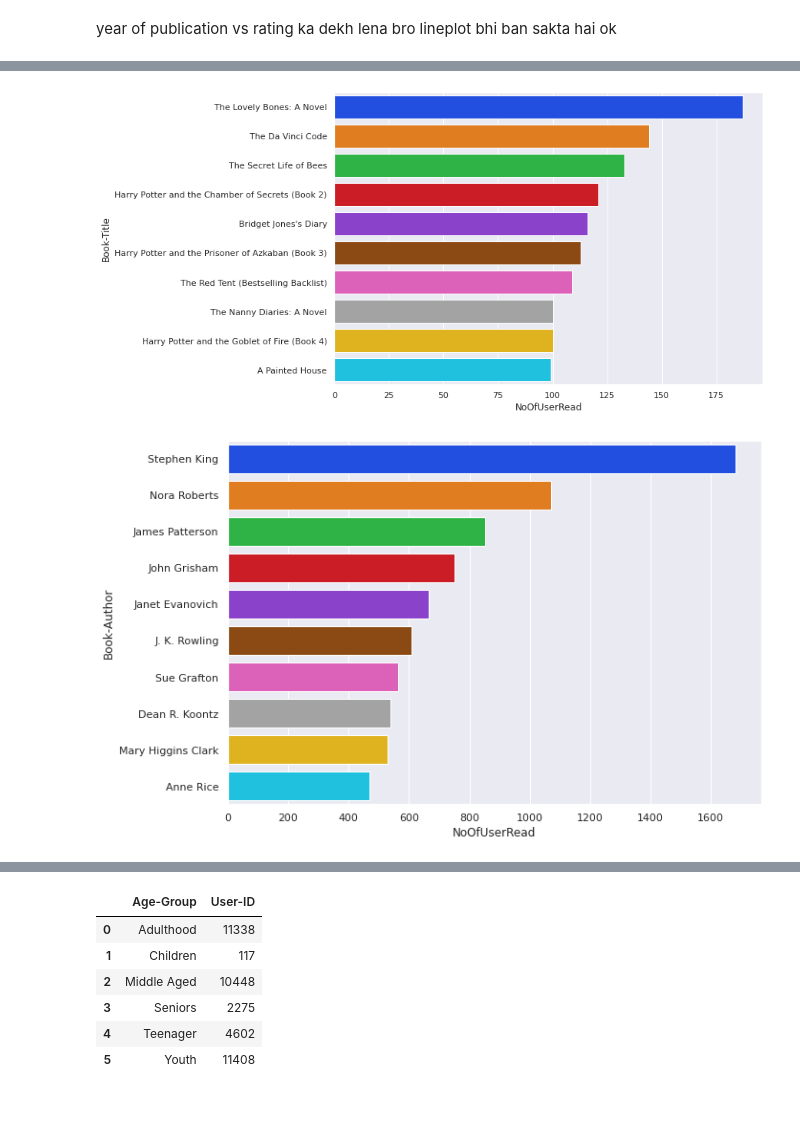
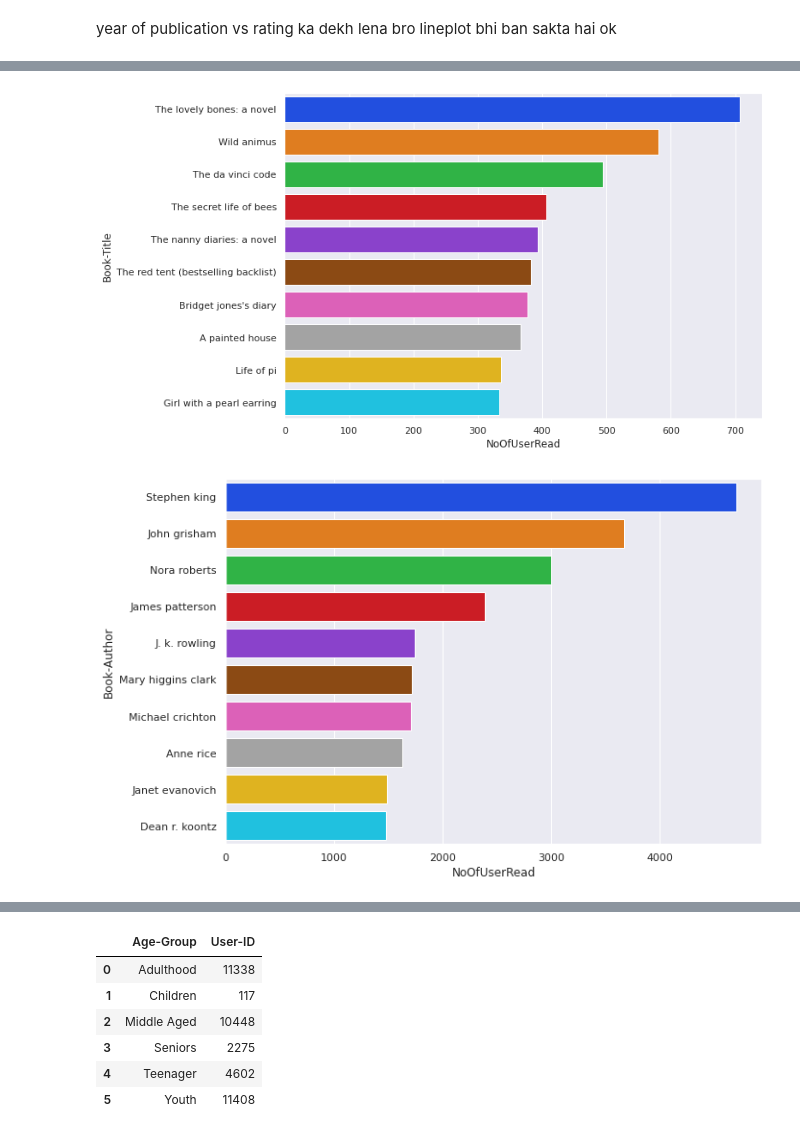
Before and after one commit to Yash1289/Book_Recommendations, a Jupyter notebook: Book_Recommender_System.ipynb, the cells around one changed output, grey strips where cells are left out. Cells and saved outputs as stored; diff of their text form; code cells hidden in the pictures; blank space fills up the shorter version.

```diff
--- a/Book_Recommender_System.ipynb
+++ b/Book_Recommender_System.ipynb
@@ -29,0 +89,4 @@ books_df.head(3)
+# %%
+books_df["Book-Title"] = books_df["Book-Title"].str.lower().str.capitalize()
+books_df["Book-Author"] = books_df["Book-Author"].str.lower().str.capitalize()
+books_df["Publisher"] = books_df["Publisher"].str.lower().str.capitalize()
@@ -49,7 +119,17 @@ def countryExtractor(locationsValues):
+# %%
+def locationExtractor(locationsValues , index):
+  try:
+    h = locationsValues.split(", ")[index]
+    if h == "n/a":
+      return np.nan
+    else:
+      return h
+  except:
+    return np.nan
 # %%
-users_df["City"] = users_df["Location"].apply( lambda x : x.split(", ")[0])
-users_df["State"] = users_df["Location"].apply(stateExtractor)
-users_df["Country"] = users_df["Location"].apply(countryExtractor)
+users_df["City"] = users_df["Location"].apply(locationExtractor , args = (0,))
+users_df["State"] = users_df["Location"].apply(locationExtractor, args = (1,))
+users_df["Country"] = users_df["Location"].apply(locationExtractor , args = (2,))
 # %%
 users_df["Age"] = np.where(users_df["Age"] > 100 , 0 , users_df["Age"])
 users_df["Age"] = np.where(users_df["Age"] < 10 , 0 , users_df["Age"])
@@ -158,8 +188,8 @@ explicit_ratings_df = ratings_df[ratings_df["Book-Rating"] != 0]
 explicit_userids = list(explicit_ratings_df["User-ID"].unique())
 explicit_users_df = users_df[users_df["User-ID"].isin(explicit_userids)]
 # %%
-explicit_ratings_df = explicit_ratings_df.groupby("ISBN").filter(lambda x : len(x) >= 15)
-explicit_ratings_df["ISBN"].value_counts()
+filtered_ratings_df = explicit_ratings_df.groupby("ISBN").filter(lambda x : len(x) >= 15)
+filtered_ratings_df["ISBN"].value_counts()
 # %% [output]
 0316666343    707
 0971880107    581
@@ -251,15 +296,15 @@ year of publication vs rating ka dekh lena bro lineplot bhi ban sakta hai ok
 # %%
-top10PopularBooks = pd.DataFrame(recSys_df["Book-Title"].value_counts()).reset_index().rename(columns = { "index" : "Book-Title" , "Book-Title" : "NoOfUserRead"}).head(10)
+top10PopularBooks = pd.DataFrame(recSys_eda_df["Book-Title"].value_counts()).reset_index().rename(columns = { "index" : "Book-Title" , "Book-Title" : "NoOfUserRead"}).head(10)
 
 sns.barplot(y="Book-Title", x = "NoOfUserRead", data=top10PopularBooks, palette = "bright" ,orient = "h")
 plt.show()
 # %% [output]
-[figure, old version]
+[figure, new version]
 # %%
-top10PopularAuthors = pd.DataFrame(recSys_df["Book-Author"].value_counts()).reset_index().rename(columns = { "index" : "Book-Author" , "Book-Author" : "NoOfUserRead"}).head(10)
+top10PopularAuthors = pd.DataFrame(recSys_eda_df["Book-Author"].value_counts()).reset_index().rename(columns = { "index" : "Book-Author" , "Book-Author" : "NoOfUserRead"}).head(10)
 
 sns.barplot(y="Book-Author", x = "NoOfUserRead", data=top10PopularAuthors, palette = "bright" ,orient = "h")
 plt.show()
 # %% [output]
-[figure, old version]
+[figure, new version]
 # %%
```
Also changed, not shown: parts of 56 cells of this notebook.
